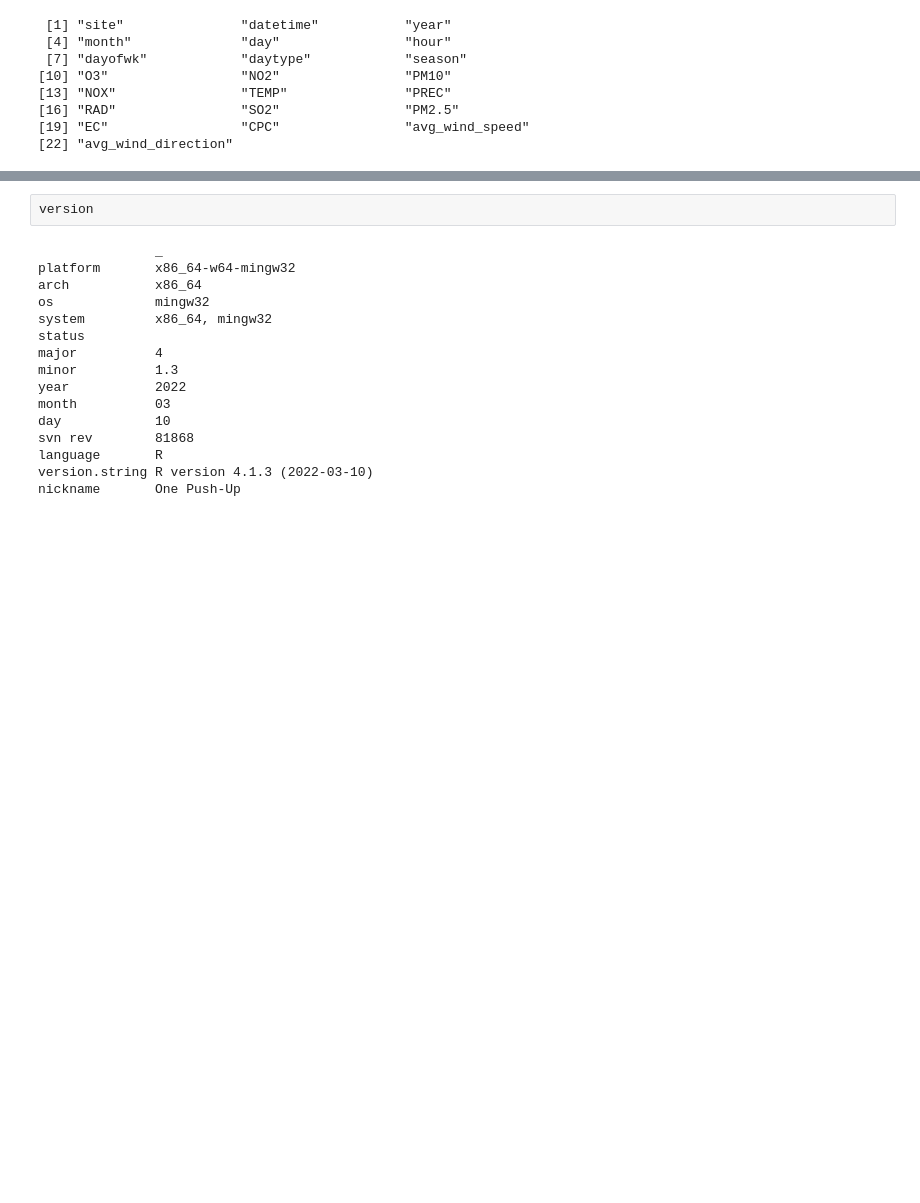
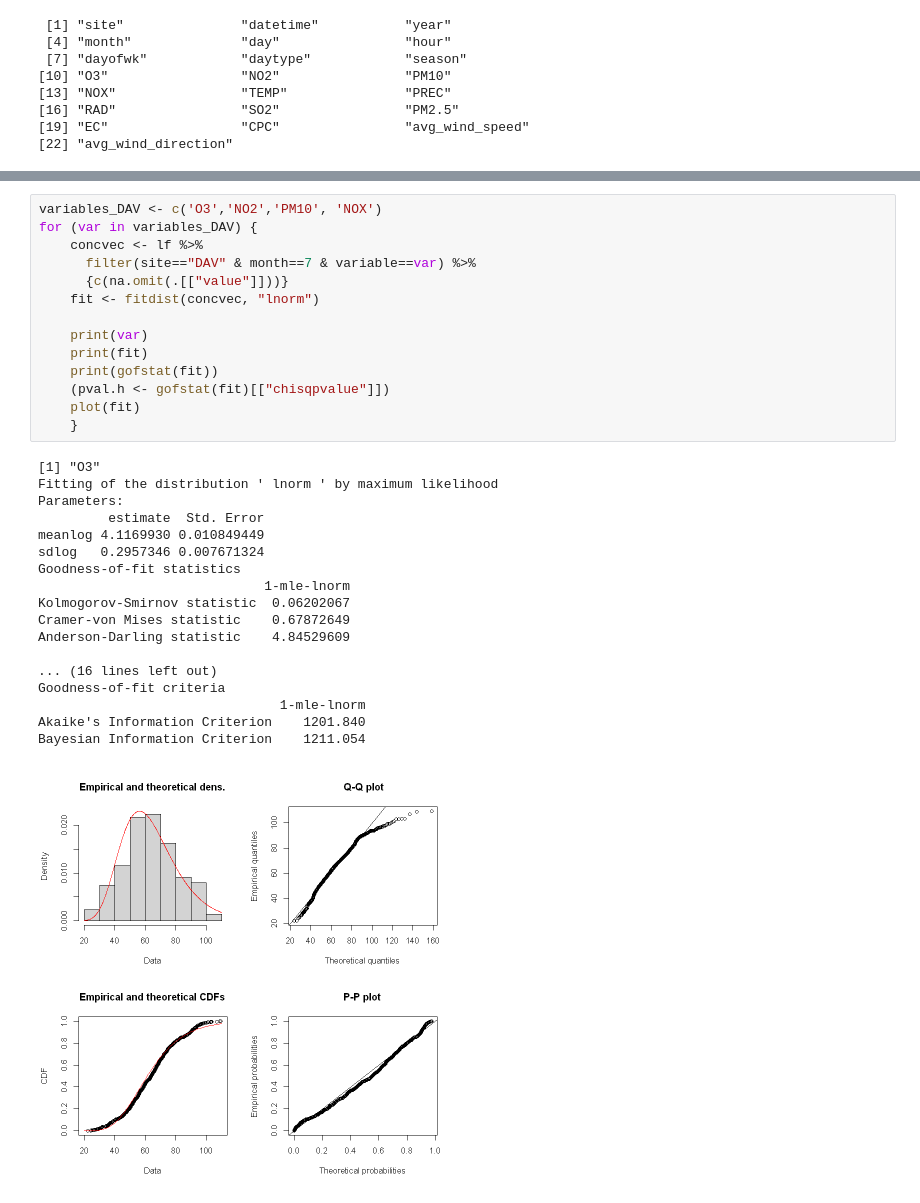
Before and after one commit to matheogodenzi/Air_pollution, a Jupyter notebook: Statistical_distributions.ipynb, the cells around one changed output, grey strips where cells are left out. Cells and saved outputs as stored; diff of their text form; blank space fills up the shorter version.

Commit message:
statistical tests on an hourly basis

```diff
--- a/Statistical_distributions.ipynb
+++ b/Statistical_distributions.ipynb
@@ -82,18 +81,33 @@ i Run `dplyr::last_dplyr_warnings()` to see the 1486 remaining warnings."
-# %%
-version
-# %% [output]
-               _
-platform       x86_64-w64-mingw32
-arch           x86_64
-os             mingw32
-system         x86_64, mingw32
-status
-major          4
-minor          1.3
-year           2022
-month          03
-day            10
-svn rev        81868
-language       R
-version.string R version 4.1.3 (2022-03-10)
-nickname       One Push-Up
+# %%
+variables_DAV <- c('O3','NO2','PM10', 'NOX')
+for (var in variables_DAV) {
+    concvec <- lf %>%
+      filter(site=="DAV" & month==7 & variable==var) %>%
+      {c(na.omit(.[["value"]]))}
+    fit <- fitdist(concvec, "lnorm")
+
+    print(var)
+    print(fit)
+    print(gofstat(fit))
+    (pval.h <- gofstat(fit)[["chisqpvalue"]])
+    plot(fit)
+    }
+# %% [output]
+[1] "O3"
+Fitting of the distribution ' lnorm ' by maximum likelihood
+Parameters:
+         estimate  Std. Error
+meanlog 4.1169930 0.010849449
+sdlog   0.2957346 0.007671324
+Goodness-of-fit statistics
+                             1-mle-lnorm
+Kolmogorov-Smirnov statistic  0.06202067
+Cramer-von Mises statistic    0.67872649
+Anderson-Darling statistic    4.84529609
+
+... (16 lines left out)
+Goodness-of-fit criteria
+                               1-mle-lnorm
+Akaike's Information Criterion    1201.840
+Bayesian Information Criterion    1211.054
+[figure, added]
```
Also changed, not shown: parts of 11 cells of this notebook, 4 other files.
